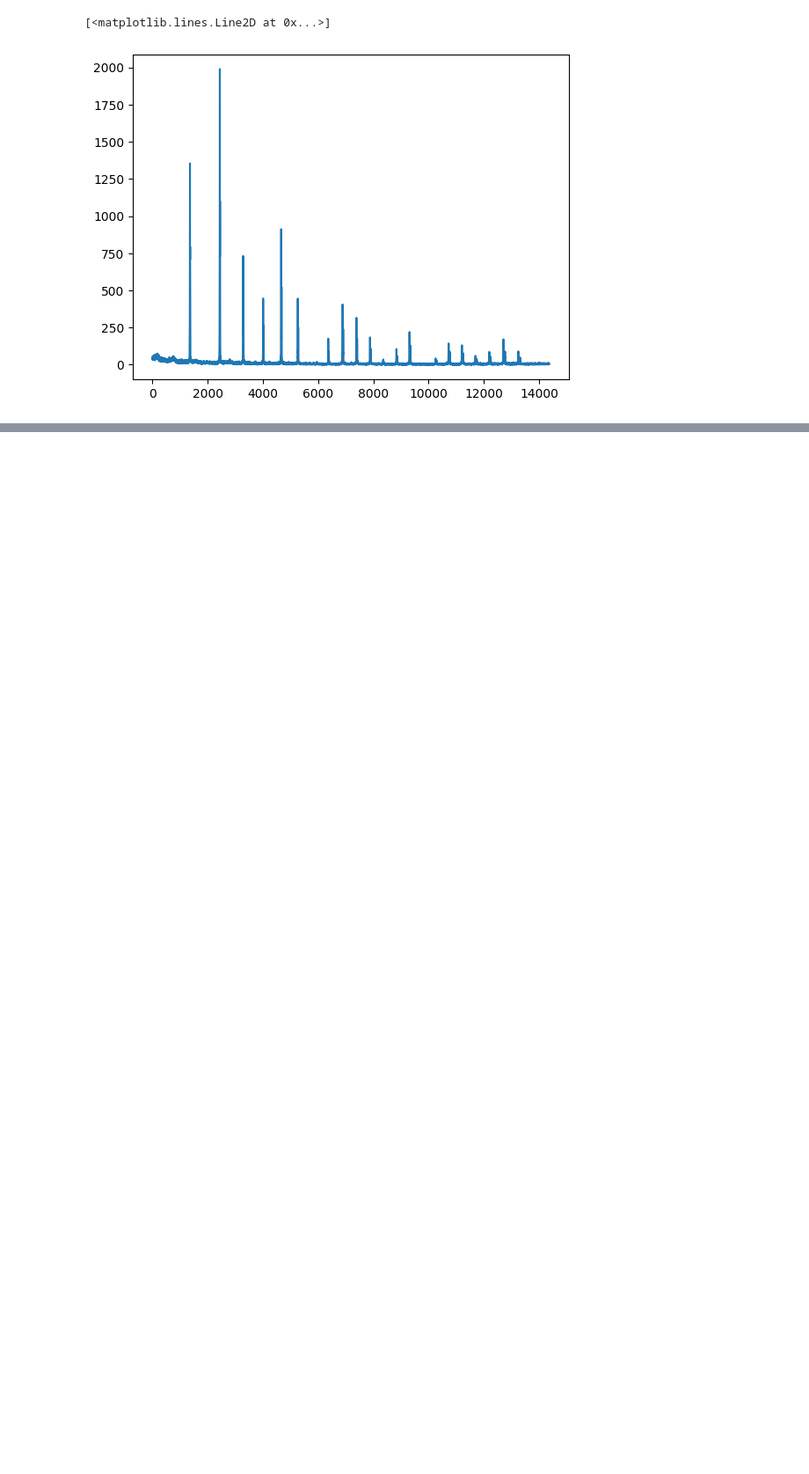
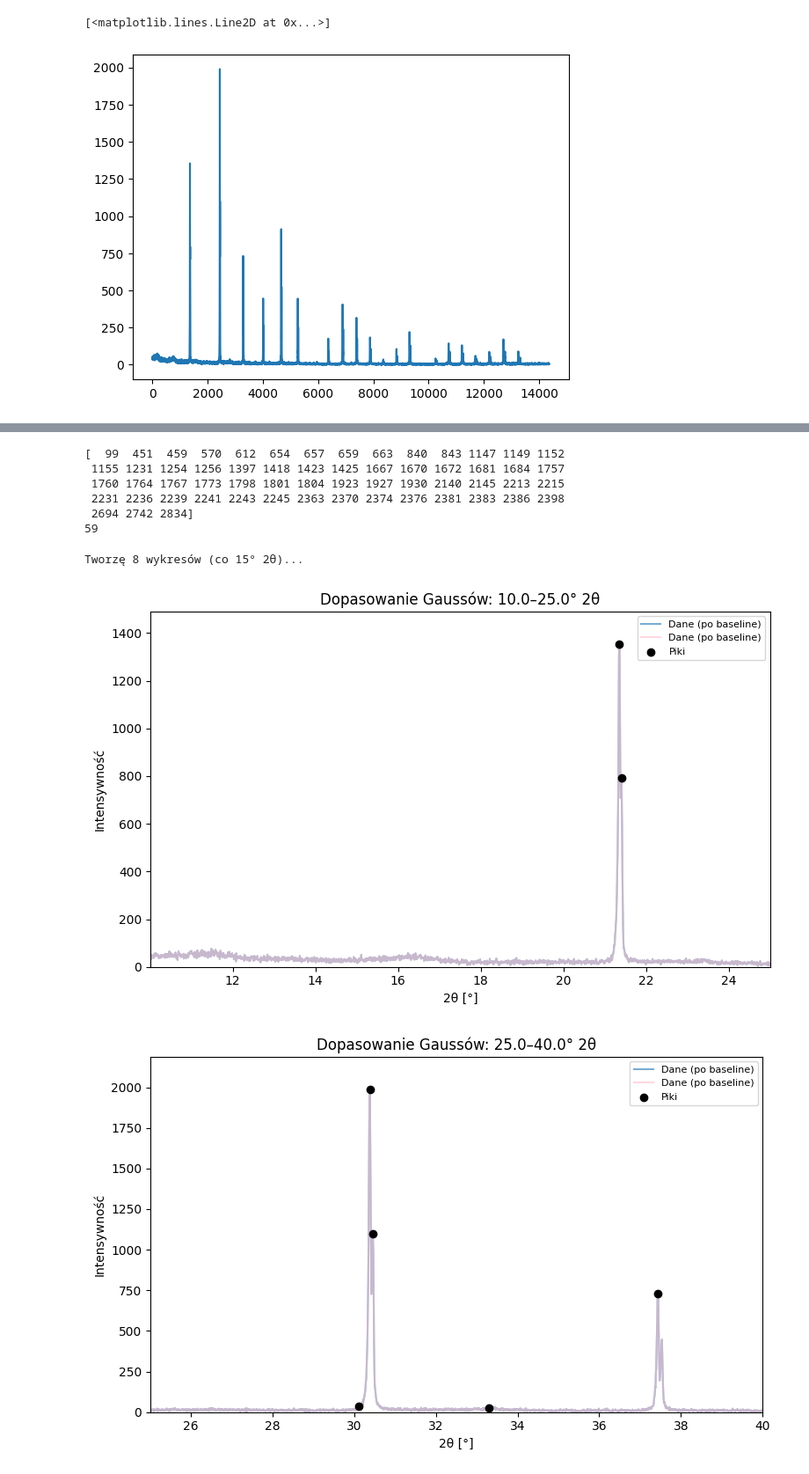
Before and after one commit to natkurdz/XRD-AI, a Jupyter notebook: aparature_func.ipynb, the cells around one changed output, grey strips where cells are left out. Shown at 88% size. Cells and saved outputs as stored; diff of their text form; code cells hidden in the pictures; blank space fills up the shorter version.

```diff
--- a/aparature_func.ipynb
+++ b/aparature_func.ipynb
@@ -84,2 +104,3 @@ def peak_detect_ap(counts, x, heigh, dist, prom,theta_start, step, eps = 4, plot
 # %%
-len_peaks,peaks,heigh,dist,prom,gauss_fit = peak_detect_ap(corr_ap_counts,x_corr_ap_counts,0,0,0,ap.theta_start,step)
+# # len_peaks,peaks,heigh,dist,prom,gauss_fit = peak_detect_ap(corr_ap_counts,x_corr_ap_counts,0,0,0,ap.theta_start,step)
+# len_peaks,peaks,heigh,dist,prom,gauss_fit = peak_detect_ap(ap.counts,ap.x,0,0,0,ap.theta_start,ap.step)
@@ -86,5 +113,5 @@ len_peaks,peaks,heigh,dist,prom,gauss_fit = peak_detect_ap(corr_ap_counts,x_corr
 # %%
-def plot_gauss_ap(peaks,count,x,segment_width = 15):
+def plot_gauss_ap(peaks,count,x,segment_width = 15,two_theta = None):
     x_min = np.min(x)
     x_max = np.max(x)
     # szerokość segmentu (np. 20° 2θ)
@@ -105,6 +132,9 @@ def plot_gauss_ap(peaks,count,x,segment_width = 15):
         plt.scatter(x[local_peaks], count[local_peaks], color='k', zorder=10, label='Piki')
         plt.xlim(seg_start, seg_end)
         # plt.ylim(y_seg.min() * 0.9, y_seg.max() * 1.1)
+        if two_theta is not None:
+            for i in range(len(two_theta)):
+                plt.axvline(two_theta[i], color='red', linestyle='--', linewidth=0.5)
         plt.ylim(0, y_seg.max() * 1.1)
         plt.title(f'Dopasowanie Gaussów: {seg_start:.1f}–{seg_end:.1f}° 2θ')
         plt.xlabel('2θ [°]')
@@ -197,9 +215,9 @@ def detect_xrd_peaks(counts, x,
 # %%
-peaks, smoothed ,gauss_fit= detect_xrd_peaks(
-    np.asarray(corr_ap_counts),
-    np.asarray(x_corr_ap_counts),
-    smoothing_window=8,   # szersze wygładzenie
-    min_prom=10,           # wymagaj 30 jednostek amplitudy nad szumem
-    min_width=2,           # minimalna szerokość piku
-    plotting=True
-)
+# peaks, smoothed ,gauss_fit= detect_xrd_peaks(
+#     np.asarray(corr_ap_counts),
+#     np.asarray(x_corr_ap_counts),
+#     smoothing_window=8,   # szersze wygładzenie
+#     min_prom=10,           # wymagaj 30 jednostek amplitudy nad szumem
+#     min_width=2,           # minimalna szerokość piku
+#     plotting=True
+# )
@@ -294,0 +467,2 @@ plt.scatter(t_fwhm,fwhm)
+# %%
+ap_good_peaks,ap_gauss_fit,_ = peak_detect_gauss_quality(ap.counts,ap.x,r2_min=0.6)
@@ -294,0 +473,16 @@ plt.scatter(t_fwhm,fwhm)
+# %%
+print(good_peaks)
+print(len(good_peaks))
+# %% [output]
+[  99  451  459  570  612  654  657  659  663  840  843 1147 1149 1152
+ 1155 1231 1254 1256 1397 1418 1423 1425 1667 1670 1672 1681 1684 1757
+ 1760 1764 1767 1773 1798 1801 1804 1923 1927 1930 2140 2145 2213 2215
+ 2231 2236 2239 2241 2243 2245 2363 2370 2374 2376 2381 2383 2386 2398
+ 2694 2742 2834]
+59
+# %%
+plot_gauss_ap(ap_good_peaks,ap.counts,ap.x)
+# %% [output]
+Tworzę 8 wykresów (co 15° 2θ)...
+[figure, added]
+[figure, added]
```
Also changed, not shown: parts of 40 cells of this notebook, 1 other file.
